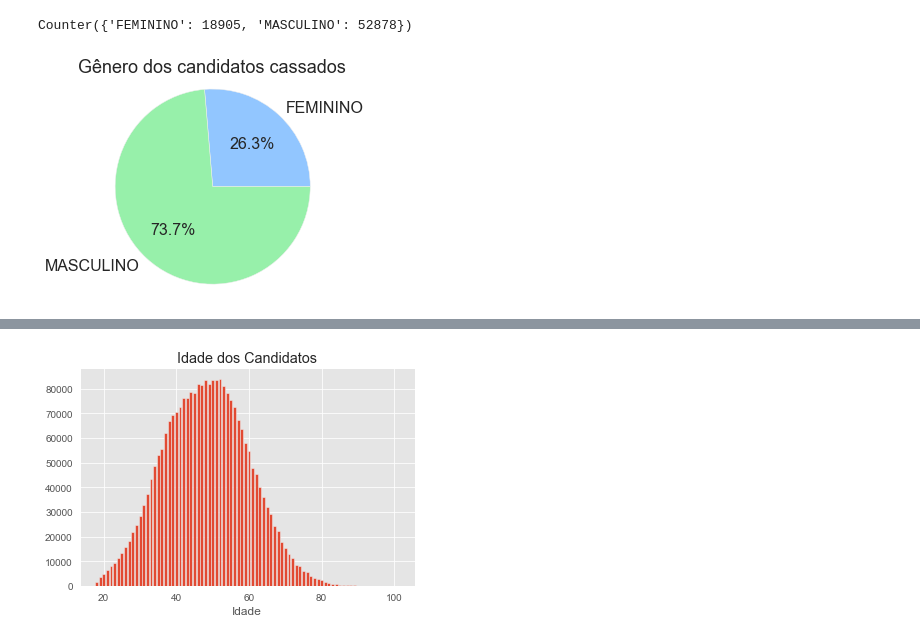
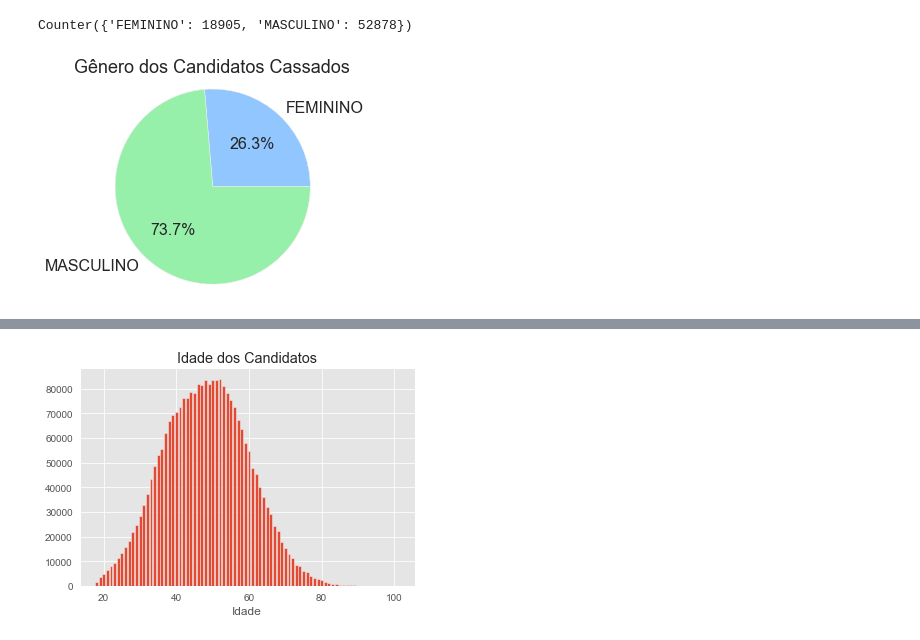
Before and after one commit to wendercorrea/projetoFinalPuc, a Jupyter notebook: WENDER_CORREA.ipynb, the cells around one changed output, grey strips where cells are left out. Cells and saved outputs as stored; diff of their text form; code cells hidden in the pictures.

```diff
--- a/WENDER_CORREA.ipynb
+++ b/WENDER_CORREA.ipynb
@@ -476,7 +365,0 @@ data_frame_Bem_candidato.loc[(data_frame_Bem_candidato['SQ_CANDIDATO'] == 957857
-# %%
-data_frame_Bem_candidato.at[43715, 'VR_BEM_CANDIDATO' ] = 21000
-data_frame_Bem_candidato.at[27403, 'VR_BEM_CANDIDATO' ] = 50000
-data_frame_Bem_candidato.at[625914, 'VR_BEM_CANDIDATO' ] = 793
-data_frame_Bem_candidato.at[750576, 'VR_BEM_CANDIDATO' ] = 127
-data_frame_Bem_candidato.at[750577, 'VR_BEM_CANDIDATO' ] = 8621
-data_frame_Bem_candidato.at[935608, 'VR_BEM_CANDIDATO' ] = 56688
@@ -1358,12 +910,12 @@ Counter({'FEMININO': 18905, 'MASCULINO': 52878})
 # %%
 #Plotagem das informações de gênero dos candidatos
 plt.style.use('seaborn-pastel')
 plt.pie(genero_candidatos_cassados.values(), labels = genero_candidatos_cassados.keys(),
         autopct = '%1.1f%%', textprops={'fontsize': 16})
 plt.axis("image")
-plt.title("Gênero dos candidatos cassados", fontsize=18)
+plt.title("Gênero dos Candidatos Cassados", fontsize=18)
 plt.show()
 # %% [output]
-[figure, old version]
+[figure, new version]
 # %%
 idade_cassados = Counter(cassados['NR_IDADE_DATA_POSSE'])
```
Also changed, not shown: parts of 89 cells of this notebook.
